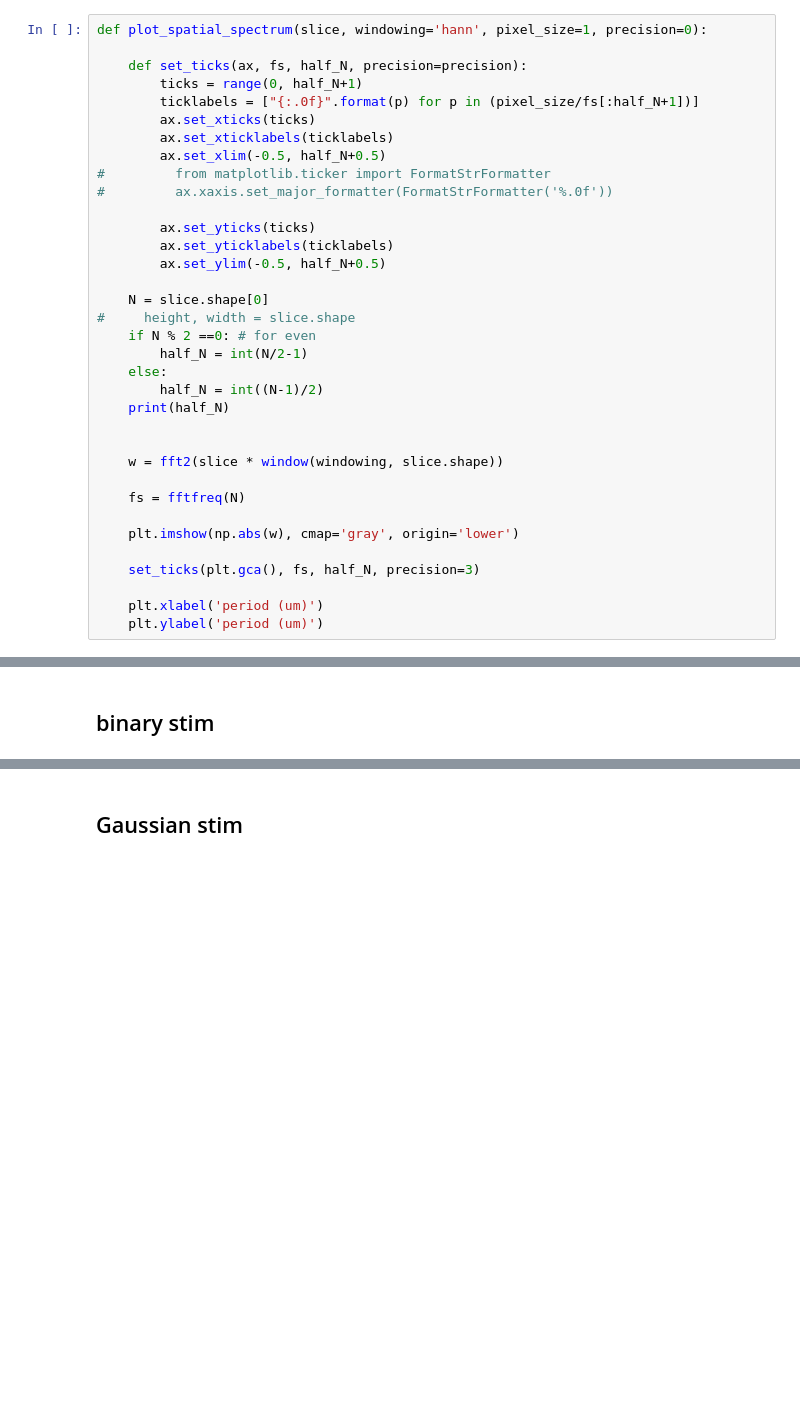
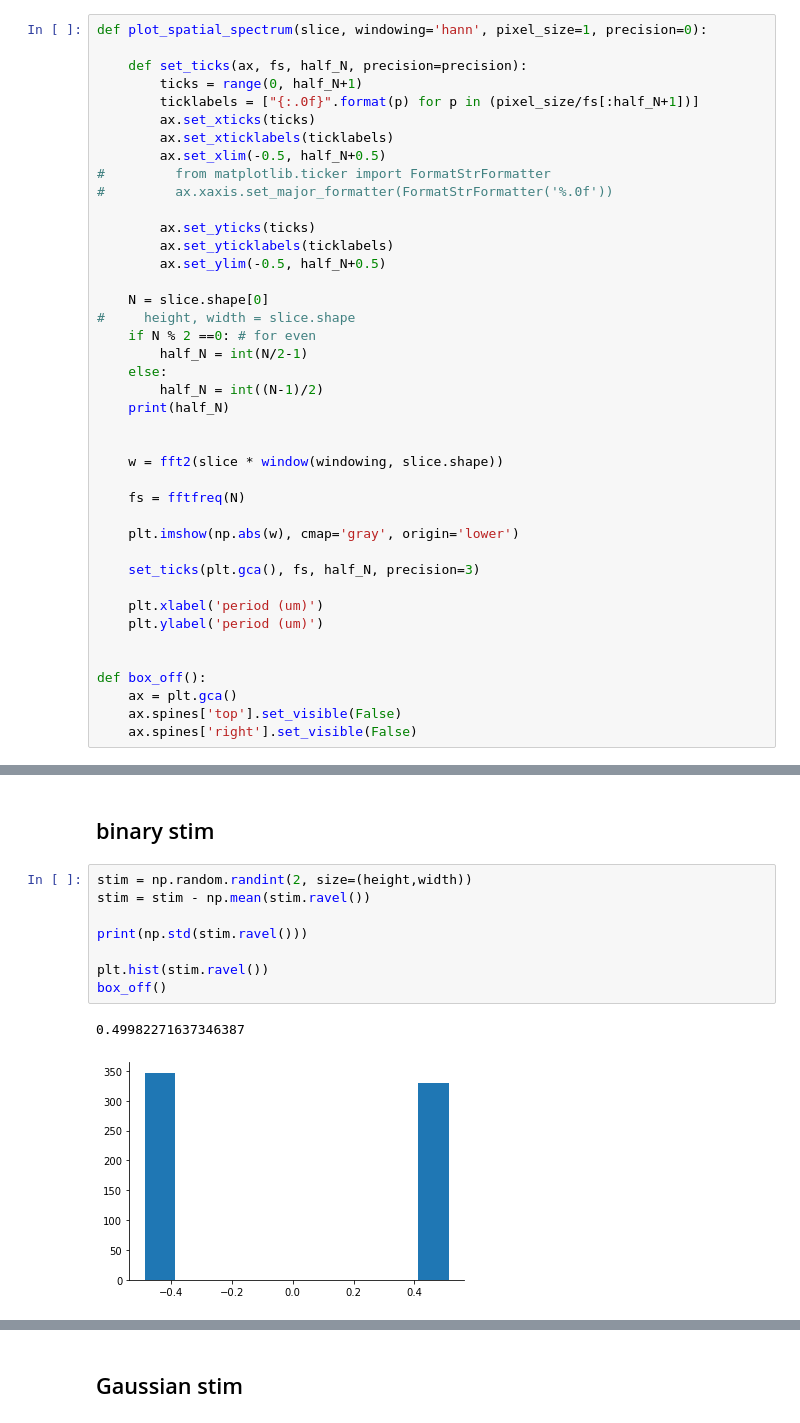
Before and after one commit to ys7yoo/retina_info, a Jupyter notebook: optimize_stimulus.ipynb, the cells around one changed output, grey strips where cells are left out. Saved outputs shown, nothing was run; the diff lists cells and outputs as text; blank space fills up the shorter version.

```diff
--- a/optimize_stimulus.ipynb
+++ b/optimize_stimulus.ipynb
@@ -43,6 +43,12 @@ def plot_spatial_spectrum(slice, windowing='hann', pixel_size=1, precision=0):
 
     plt.xlabel('period (um)')
     plt.ylabel('period (um)')
+
+
+def box_off():
+    ax = plt.gca()
+    ax.spines['top'].set_visible(False)
+    ax.spines['right'].set_visible(False)
 # %%
 # # stim pixel size
 # height=13
@@ -54,5 +60,16 @@ width=26
 pixel_size = 66 #um
 # %% [markdown]
 ## binary stim
+# %%
+stim = np.random.randint(2, size=(height,width))
+stim = stim - np.mean(stim.ravel())
+
+print(np.std(stim.ravel()))
+
+plt.hist(stim.ravel())
+box_off()
+# %% [output]
+0.49982271637346387
+[figure, added]
 # %%
 # binary stim
```
Also changed, not shown: parts of 10 cells of this notebook.
